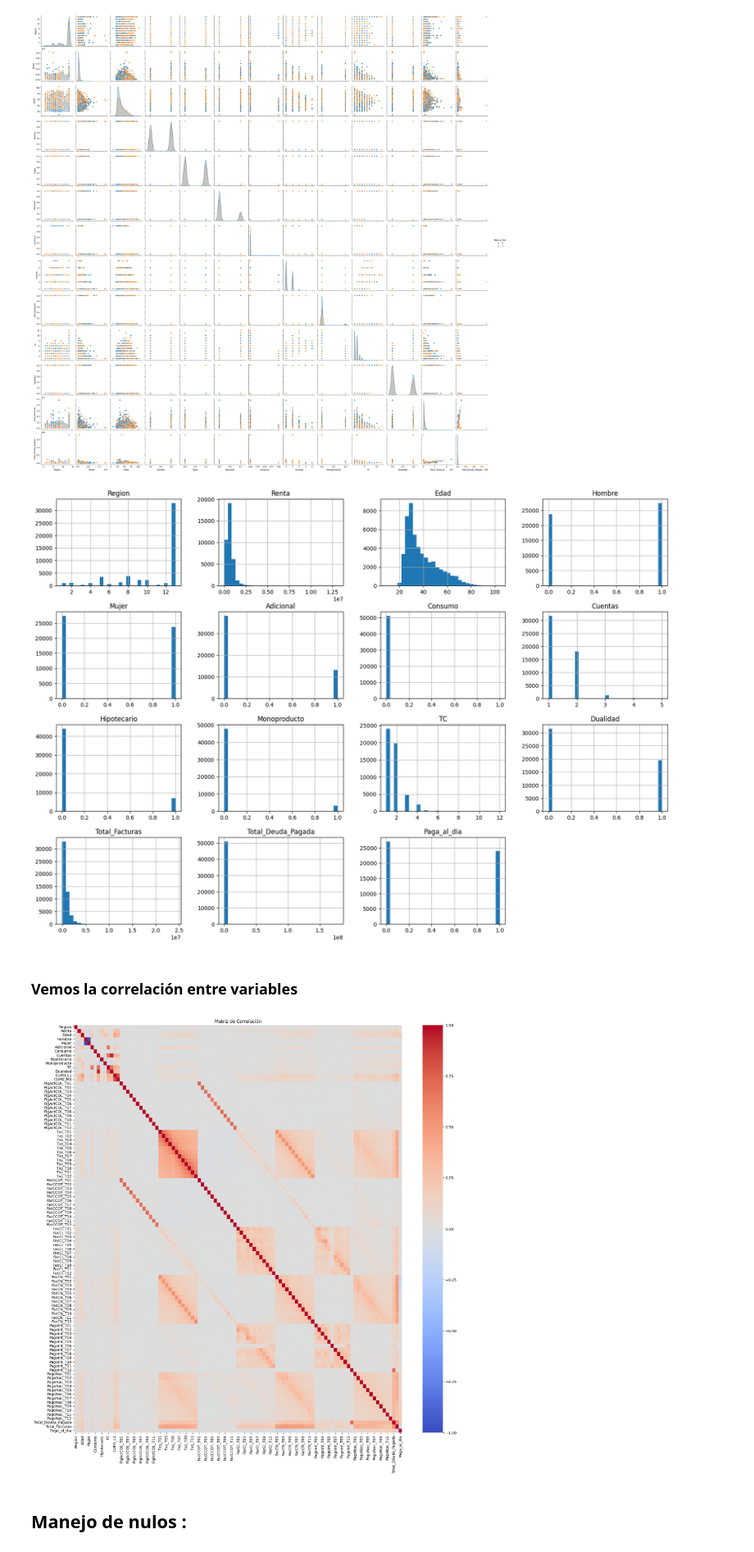
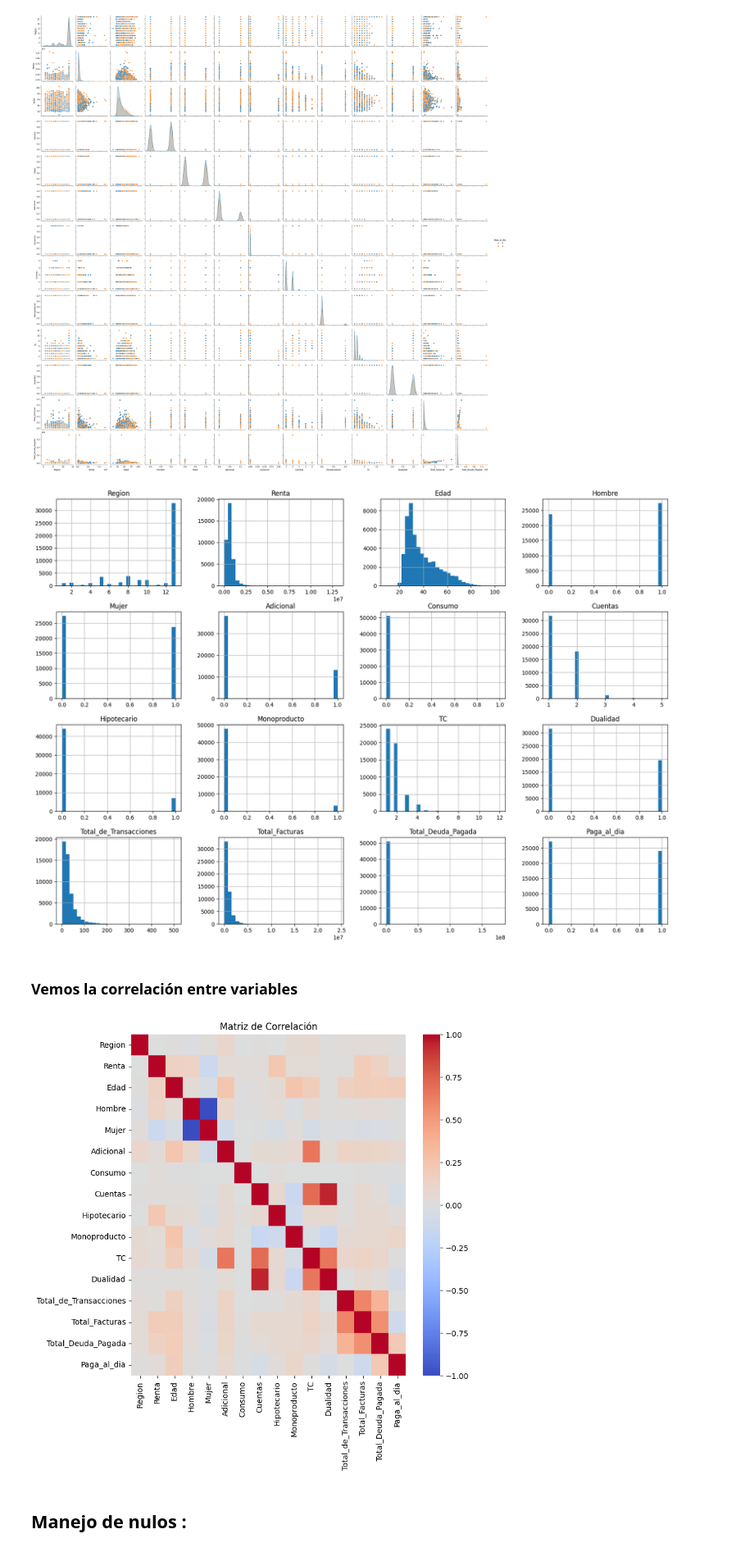
Before and after one commit to Ekronec/Machine-Learning, a Jupyter notebook: Evaluaciones/Besa_Duran_Astrosa_Final.ipynb, the cells around one changed output. Shown at 82% size. Drawn from its saved outputs; the diff is of its cells as text; code cells hidden in the pictures.

```diff
--- a/Evaluaciones/Besa_Duran_Astrosa_Final.ipynb
+++ b/Evaluaciones/Besa_Duran_Astrosa_Final.ipynb
@@ -105,6 +110,9 @@ En resumen, la selección de estas variables se basa en la idea de que, para ana
 df_monopoly = (df[['Region', 'Renta', 'Edad','Sexo', 'Adicional','Consumo', 'Cuentas', 'Hipotecario', 'Monoproducto' , 'TC', 'Dualidad', 'CUPO_L1', 'CUPO_MX',
                     'FlgActCOL_T01', 'FlgActCOL_T02', 'FlgActCOL_T03', 'FlgActCOL_T04', 'FlgActCOL_T05', 'FlgActCOL_T06', 'FlgActCOL_T07', 'FlgActCOL_T08','FlgActCOL_T09' ,'FlgActCOL_T10', 'FlgActCOL_T11', 'FlgActCOL_T12',
                     'Txs_T01', 'Txs_T02', 'Txs_T03', 'Txs_T04', 'Txs_T05', 'Txs_T06', 'Txs_T07', 'Txs_T08', 'Txs_T09', 'Txs_T10', 'Txs_T11', 'Txs_T12',
+                    'UsoL1_T01','UsoL1_T02','UsoL1_T03','UsoL1_T04','UsoL1_T05','UsoL1_T06','UsoL1_T07','UsoL1_T08', 'UsoL1_T09', 'UsoL1_T10','UsoL1_T11','UsoL1_T12',
+                    'UsoL2_T01','UsoL2_T02','UsoL2_T03','UsoL2_T04','UsoL2_T05','UsoL2_T06','UsoL2_T07','UsoL2_T08', 'UsoL2_T09', 'UsoL2_T10','UsoL2_T11','UsoL2_T12',
+                    'UsoLI_T01','UsoLI_T02','UsoLI_T03','UsoLI_T04','UsoLI_T05','UsoLI_T06','UsoLI_T07','UsoLI_T08', 'UsoLI_T09', 'UsoLI_T10','UsoLI_T11','UsoLI_T12',
                     'FacCCOT_T01', 'FacCCOT_T02', 'FacCCOT_T03', 'FacCCOT_T04', 'FacCCOT_T05', 'FacCCOT_T06', 'FacCCOT_T07', 'FacCCOT_T08', 'FacCCOT_T09', 'FacCCOT_T10', 'FacCCOT_T11', 'FacCCOT_T12',
                     'FacCI_T01', 'FacCI_T02', 'FacCI_T03', 'FacCI_T04', 'FacCI_T05', 'FacCI_T06', 'FacCI_T07', 'FacCI_T08', 'FacCI_T09', 'FacCI_T10', 'FacCI_T11', 'FacCI_T12',
                     'FacCN_T01', 'FacCN_T02', 'FacCN_T03', 'FacCN_T04', 'FacCN_T05', 'FacCN_T06', 'FacCN_T07', 'FacCN_T08', 'FacCN_T09', 'FacCN_T10', 'FacCN_T11', 'FacCN_T12',
@@ -128,12 +136,22 @@ df_monopoly
 # %% [markdown]
 ## Creacion de variables:
 # %%
+# Definiendo un umbral de pago (por ejemplo, 90% de las facturas)
+df_monopoly['Total_Facturas'] =  df_monopoly[['FacCI_T12', 'FacCI_T11', 'FacCI_T10', 'FacCI_T09', 'FacCI_T08', 'FacCI_T07', 'FacCI_T06', 'FacCI_T05', 'FacCI_T04', 'FacCI_T03', 'FacCI_T02', 'FacCI_T01',
+                                              'FacCN_T12', 'FacCN_T11', 'FacCN_T10', 'FacCN_T09', 'FacCN_T08', 'FacCN_T07', 'FacCN_T06', 'FacCN_T05', 'FacCN_T04', 'FacCN_T03', 'FacCN_T02', 'FacCN_T01']].sum(axis=1)
+
+
 # Calculando la suma de pagos de los últimos 12 meses
 df_monopoly['Total_Deuda_Pagada'] = df_monopoly[['PagoInt_T12', 'PagoInt_T11', 'PagoInt_T10', 'PagoInt_T09', 'PagoInt_T08', 'PagoInt_T07', 'PagoInt_T06', 'PagoInt_T05', 'PagoInt_T04', 'PagoInt_T03', 'PagoInt_T02', 'PagoInt_T01', 'PagoNac_T12', 'PagoNac_T11', 'PagoNac_T10', 'PagoNac_T09', 'PagoNac_T08', 'PagoNac_T07', 'PagoNac_T06', 'PagoNac_T05', 'PagoNac_T04', 'PagoNac_T03', 'PagoNac_T02', 'PagoNac_T01']].sum(axis=1)
 
-# Definiendo un umbral de pago (por ejemplo, 90% de las facturas)
-df_monopoly['Total_Facturas'] =  df_monopoly[['FacCI_T12', 'FacCI_T11', 'FacCI_T10', 'FacCI_T09', 'FacCI_T08', 'FacCI_T07', 'FacCI_T06', 'FacCI_T05', 'FacCI_T04', 'FacCI_T03', 'FacCI_T02', 'FacCI_T01',
-                                              'FacCN_T12', 'FacCN_T11', 'FacCN_T10', 'FacCN_T09', 'FacCN_T08', 'FacCN_T07', 'FacCN_T06', 'FacCN_T05', 'FacCN_T04', 'FacCN_T03', 'FacCN_T02', 'FacCN_T01']].sum(axis=1)
+
+df_monopoly['Total_de_Transacciones'] = df_monopoly[['Txs_T01', 'Txs_T02', 'Txs_T03', 'Txs_T04', 'Txs_T05', 'Txs_T06', 'Txs_T07', 'Txs_T08', 'Txs_T09', 'Txs_T10', 'Txs_T11', 'Txs_T12']].sum(axis=1)
+
+df_monopoly['Total_Deuda_Compras'] = df_monopoly[['UsoL1_T01','UsoL1_T02','UsoL1_T03','UsoL1_T04','UsoL1_T05','UsoL1_T06','UsoL1_T07','UsoL1_T08', 'UsoL1_T09', 'UsoL1_T10','UsoL1_T11','UsoL1_T12']].sum(axis=1)
+df_monopoly['Total_Deuda_Avances'] = df_monopoly[['UsoL2_T01','UsoL2_T02','UsoL2_T03','UsoL2_T04','UsoL2_T05','UsoL2_T06','UsoL2_T07','UsoL2_T08', 'UsoL2_T09', 'UsoL2_T10','UsoL2_T11','UsoL2_T12']].sum(axis=1)
+df_monopoly['Total_Deuda_Internacional'] = df_monopoly[['UsoLI_T01','UsoLI_T02','UsoLI_T03','UsoLI_T04','UsoLI_T05','UsoLI_T06','UsoLI_T07','UsoLI_T08', 'UsoLI_T09', 'UsoLI_T10','UsoLI_T11','UsoLI_T12']].sum(axis=1)
+
+
 
 df_monopoly['Paga_al_dia'] = df_monopoly['Total_Deuda_Pagada'] >= df_monopoly['Total_Facturas']
 df_monopoly['Paga_al_dia'] = df_monopoly['Paga_al_dia'].astype(int)
@@ -215,12 +220,0 @@ See the caveats in the documentation: https://pandas.pydata.org/pandas-docs/stab
-# %%
-df_monopoly = df_monopoly.reindex(columns=['Region', 'Renta', 'Edad','Hombre','Mujer', 'Adicional','Consumo', 'Cuentas', 'Hipotecario', 'Monoproducto' , 'TC', 'Dualidad', 'CUPO_L1', 'CUPO_MX',
-                    'FlgActCOL_T01', 'FlgActCOL_T02', 'FlgActCOL_T03', 'FlgActCOL_T04', 'FlgActCOL_T05', 'FlgActCOL_T06', 'FlgActCOL_T07', 'FlgActCOL_T08','FlgActCOL_T09' ,'FlgActCOL_T10', 'FlgActCOL_T11', 'FlgActCOL_T12',
-                    'Txs_T01', 'Txs_T02', 'Txs_T03', 'Txs_T04', 'Txs_T05', 'Txs_T06', 'Txs_T07', 'Txs_T08', 'Txs_T09', 'Txs_T10', 'Txs_T11', 'Txs_T12',
-                    'FacCCOT_T01', 'FacCCOT_T02', 'FacCCOT_T03', 'FacCCOT_T04', 'FacCCOT_T05', 'FacCCOT_T06', 'FacCCOT_T07', 'FacCCOT_T08', 'FacCCOT_T09', 'FacCCOT_T10', 'FacCCOT_T11', 'FacCCOT_T12',
-                    'FacCI_T01', 'FacCI_T02', 'FacCI_T03', 'FacCI_T04', 'FacCI_T05', 'FacCI_T06', 'FacCI_T07', 'FacCI_T08', 'FacCI_T09', 'FacCI_T10', 'FacCI_T11', 'FacCI_T12',
-                    'FacCN_T01', 'FacCN_T02', 'FacCN_T03', 'FacCN_T04', 'FacCN_T05', 'FacCN_T06', 'FacCN_T07', 'FacCN_T08', 'FacCN_T09', 'FacCN_T10', 'FacCN_T11', 'FacCN_T12',
-                    'PagoInt_T01', 'PagoInt_T02', 'PagoInt_T03', 'PagoInt_T04', 'PagoInt_T05', 'PagoInt_T06', 'PagoInt_T07', 'PagoInt_T08', 'PagoInt_T09', 'PagoInt_T10', 'PagoInt_T11', 'PagoInt_T12',
-                    'PagoNac_T01', 'PagoNac_T02', 'PagoNac_T03', 'PagoNac_T04', 'PagoNac_T05', 'PagoNac_T06', 'PagoNac_T07', 'PagoNac_T08', 'PagoNac_T09', 'PagoNac_T10', 'PagoNac_T11', 'PagoNac_T12',
-                    'Total_Deuda_Pagada', 'Total_Facturas', 'Paga_al_dia'])
-
-df_monopoly
@@ -241,3 +228,2 @@ df_monopoly
 # %%
-df_simple = (df_monopoly[['Region','Renta','Edad','Hombre','Mujer','Adicional','Consumo','Cuentas', 'Hipotecario','Monoproducto','TC','Dualidad','Total_Facturas','Total_Deuda_Pagada','Paga_al_dia']])
-df_simple
+df_graf = (df_monopoly[['Region','Renta','Edad','Hombre','Mujer','Adicional','Consumo','Cuentas', 'Hipotecario','Monoproducto','TC','Dualidad', 'Total_de_Transacciones','Total_Facturas','Total_Deuda_Pagada','Paga_al_dia']])
@@ -261,20 +233,20 @@ sns.pairplot(data=df_simple,hue='Paga_al_dia')
 <seaborn.axisgrid.PairGrid at 0x...>
 [figure]
 # %%
-df_simple.hist(bins=30, figsize=(20, 14))
+df_graf.hist(bins=30, figsize=(20, 14))
 plt.show()
 # %% [output]
-[figure, old version]
+[figure, new version]
 # %% [markdown]
 ### Vemos la correlación entre variables
 # %%
-plt.figure(figsize=(20,20))
+plt.figure(figsize=(8,8))
 
-sns.heatmap(df_monopoly.corr(), vmin=-1, vmax=1, cmap='coolwarm')
+sns.heatmap(df_graf.corr(), vmin=-1, vmax=1, cmap='coolwarm')
 plt.title('Matriz de Correlación')
 plt.show()
 # %% [output]
-[figure, old version]
+[figure, new version]
 # %% [markdown]
 ## Manejo de nulos :
 # %%
```
Also changed, not shown: parts of 42 cells of this notebook.
